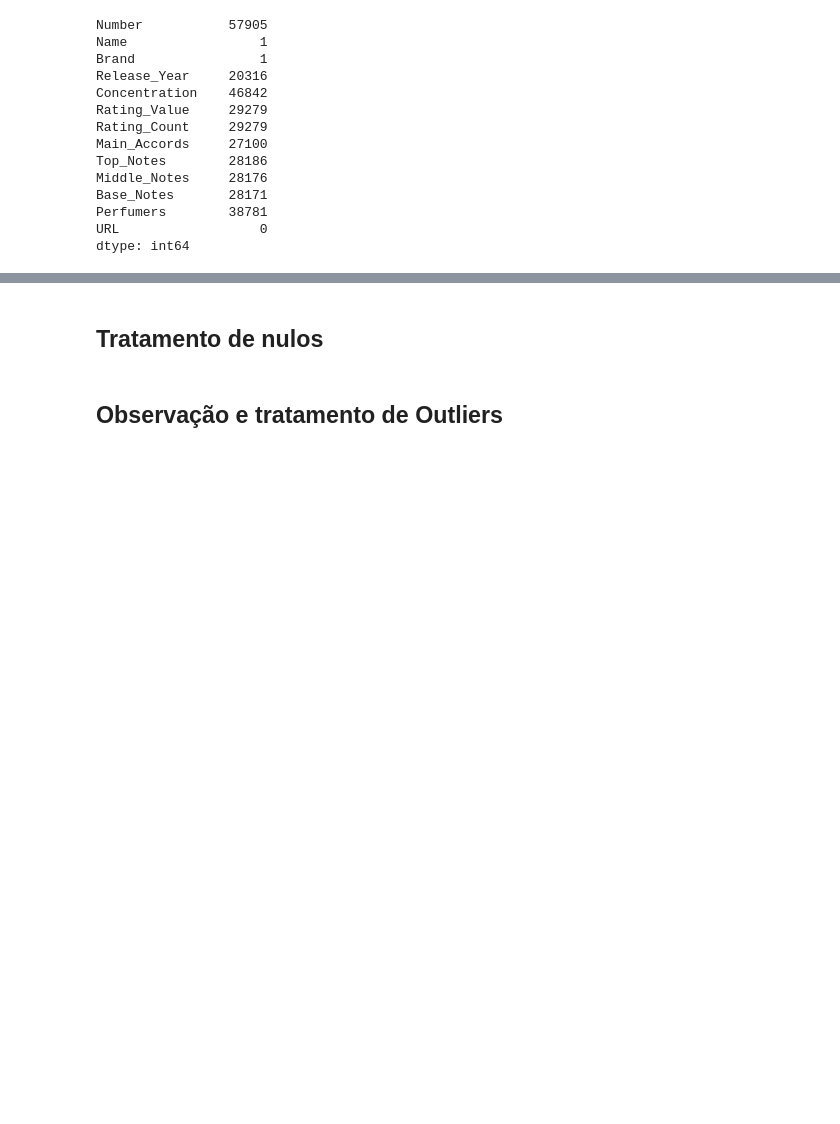
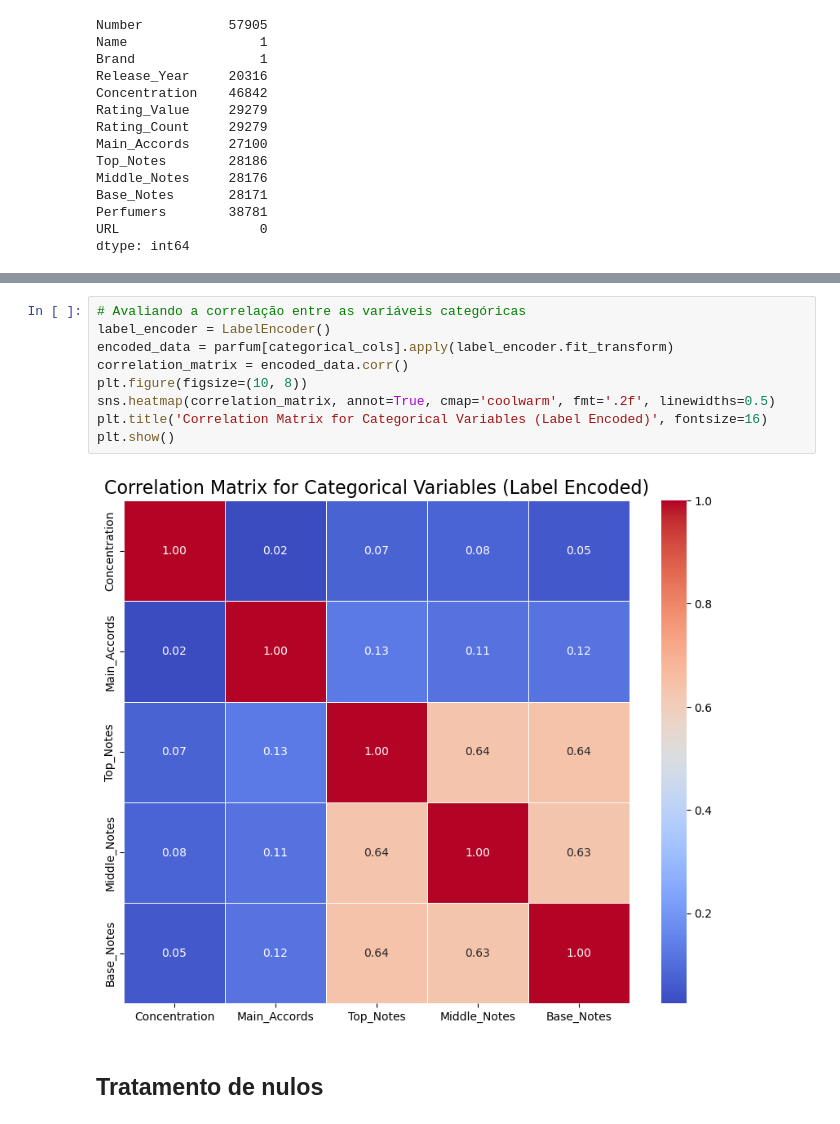
Before and after one commit to caiocvmacedo/projeto_aprendizado_maquina, a Jupyter notebook: analise_e_modelagem_notebook.ipynb, the cells around one changed output, grey strips where cells are left out. Drawn from its saved outputs; the diff is of its cells as text; blank space fills up the shorter version.

```diff
--- a/analise_e_modelagem_notebook.ipynb
+++ b/analise_e_modelagem_notebook.ipynb
@@ -209,4 +214,13 @@ KeyboardInterrupt:
+# %%
+# Avaliando a correlação entre as variáveis categóricas
+label_encoder = LabelEncoder()
+encoded_data = parfum[categorical_cols].apply(label_encoder.fit_transform)
+correlation_matrix = encoded_data.corr()
+plt.figure(figsize=(10, 8))
+sns.heatmap(correlation_matrix, annot=True, cmap='coolwarm', fmt='.2f', linewidths=0.5)
+plt.title('Correlation Matrix for Categorical Variables (Label Encoded)', fontsize=16)
+plt.show()
+# %% [output]
+[figure, added]
 # %% [markdown]
 ## Tratamento de nulos
-# %% [markdown]
-## Observação e tratamento de Outliers
```
Also changed, not shown: parts of 18 cells of this notebook.
